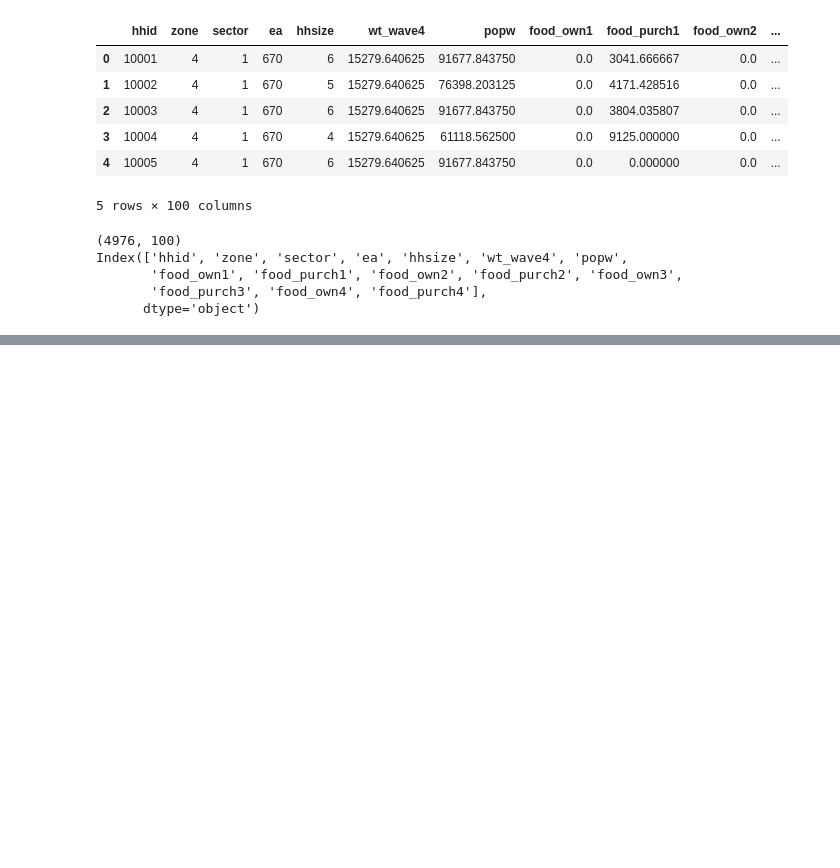
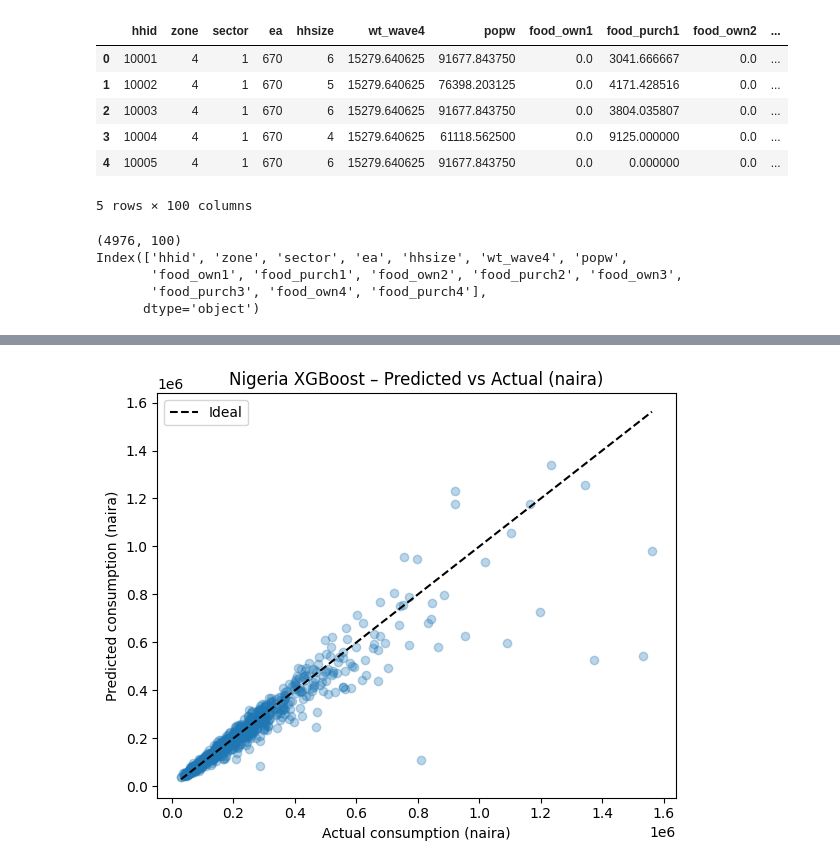
Before and after one commit to aisha13dikko-sudo/AISD-poverty-Nigeria-Context, a Jupyter notebook: Nigeria_tabular_model.ipynb, the cells around one changed output, grey strips where cells are left out. Drawn from its saved outputs; the diff is of its cells as text; code cells hidden in the pictures; blank space fills up the shorter version.

```diff
--- a/Nigeria_tabular_model.ipynb
+++ b/Nigeria_tabular_model.ipynb
@@ -256,0 +389,16 @@ plt.show()
+# %%
+# predicted vs Actual in original naira space
+plt.figure(figsize=(6,5))
+plt.scatter(test_lin, test_pred_lin, alpha=0.3)
+line_min = min(test_lin.min(), test_pred_lin.min())
+line_max = max(test_lin.max(), test_pred_lin.max())
+plt.plot([line_min, line_max], [line_min, line_max], "k--", label="Ideal")
+plt.xlabel("Actual consumption (naira)")
+plt.ylabel("Predicted consumption (naira)")
+plt.title("Nigeria XGBoost – Predicted vs Actual (naira)")
+plt.legend()
+plt.tight_layout()
+plt.savefig("nigeria_xgb_pred_vs_actual_naira.png", dpi=300)
+plt.show()
+# %% [output]
+[figure, added]
```
Also changed, not shown: parts of 25 cells of this notebook.
